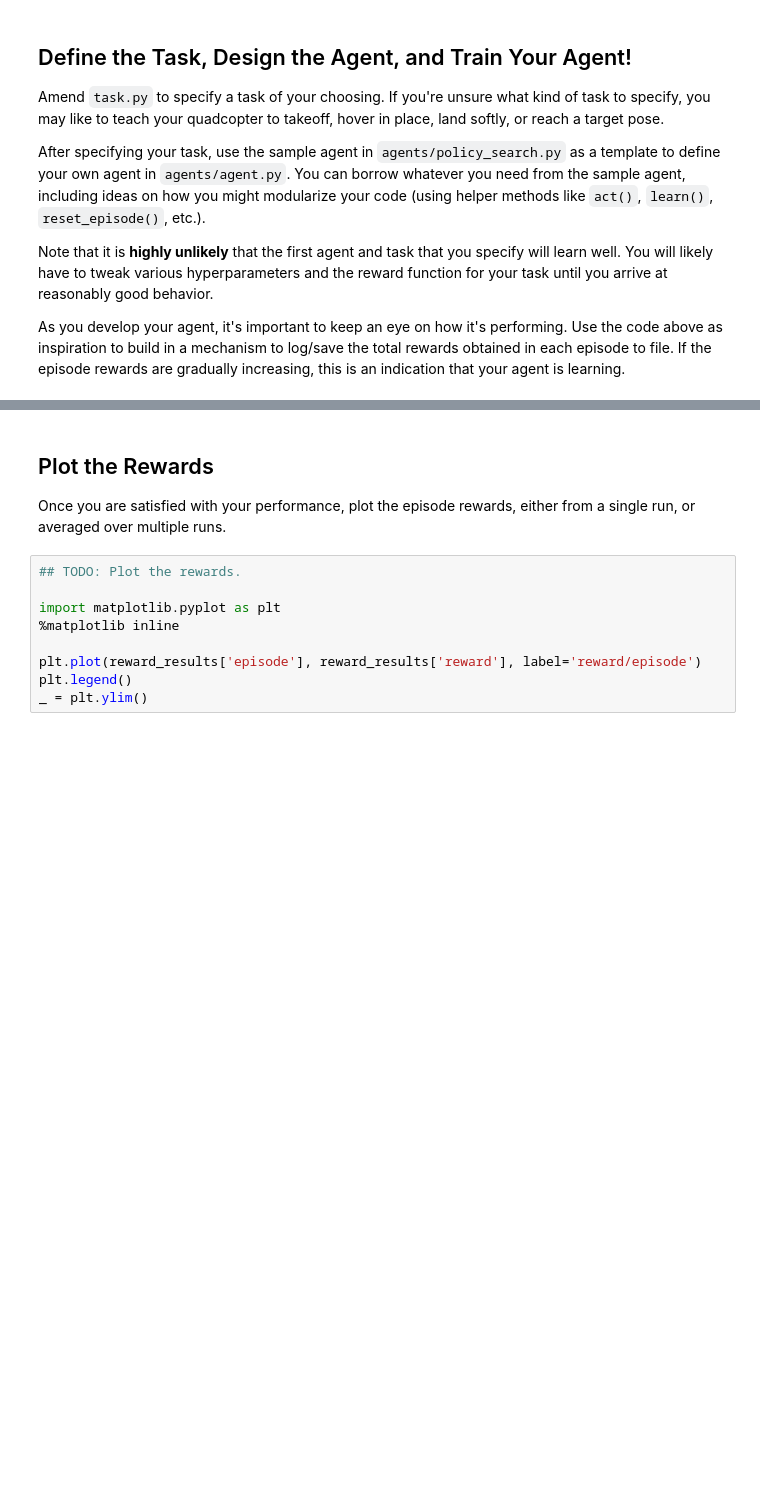
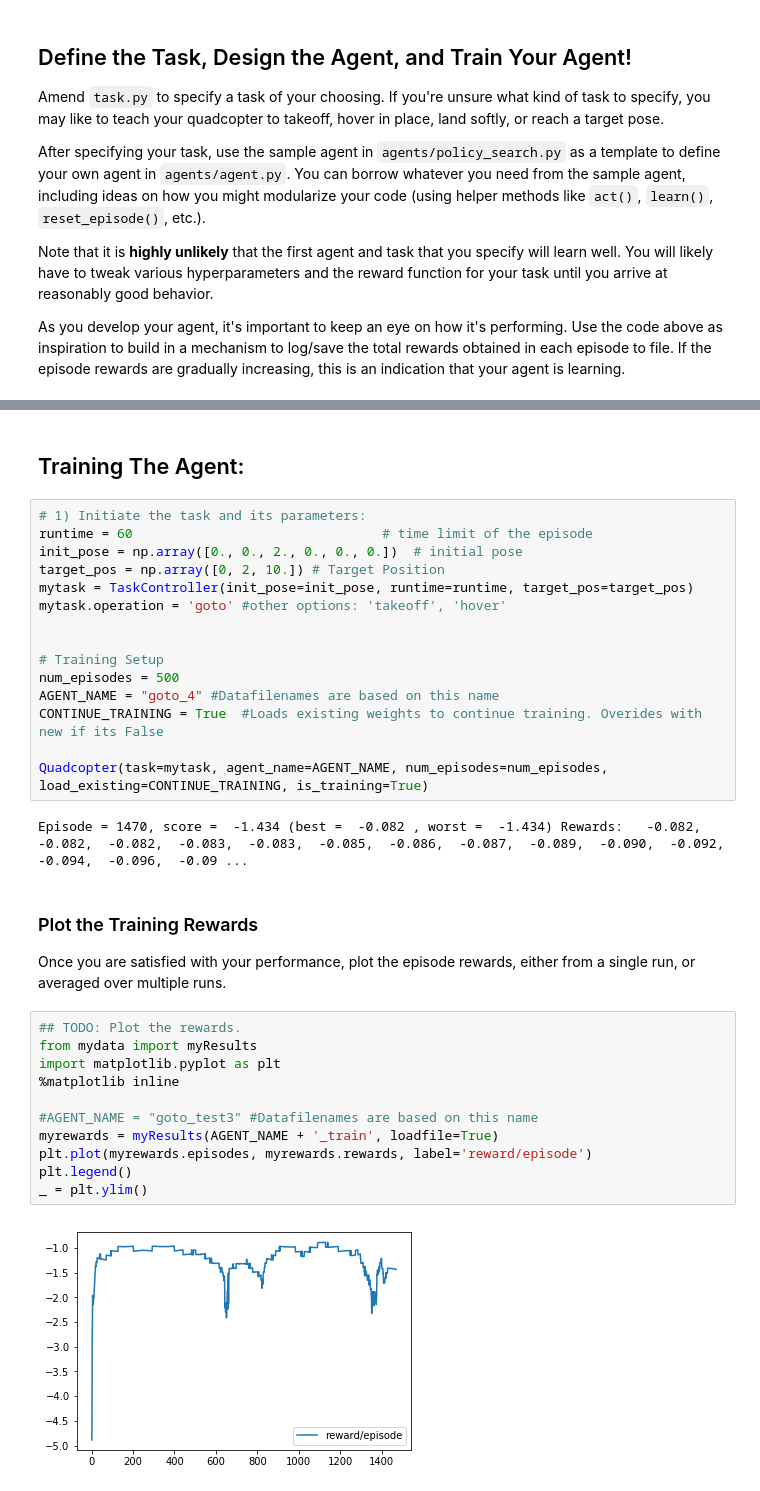
Before and after one commit to rezabase/DLND_DDPG_Quadcopter, a Jupyter notebook: Quadcopter_Project.ipynb, the cells around one changed output, grey strips where cells are left out. Saved outputs shown, nothing was run; the diff lists cells and outputs as text; blank space fills up the shorter version.

```diff
--- a/Quadcopter_Project.ipynb
+++ b/Quadcopter_Project.ipynb
@@ -261,13 +279,36 @@ KeyboardInterrupt:
+# %% [markdown]
+## Training The Agent:
+# %%
+# 1) Initiate the task and its parameters:
+runtime = 60                                # time limit of the episode
+init_pose = np.array([0., 0., 2., 0., 0., 0.])  # initial pose
+target_pos = np.array([0, 2, 10.]) # Target Position
+mytask = TaskController(init_pose=init_pose, runtime=runtime, target_pos=target_pos)
+mytask.operation = 'goto' #other options: 'takeoff', 'hover'
+
+
+# Training Setup
+num_episodes = 500
+AGENT_NAME = "goto_4" #Datafilenames are based on this name
+CONTINUE_TRAINING = True  #Loads existing weights to continue training. Overides with new if its False
+
+Quadcopter(task=mytask, agent_name=AGENT_NAME, num_episodes=num_episodes, load_existing=CONTINUE_TRAINING, is_training=True)
+# %% [output]
+Episode = 1470, score =  -1.434 (best =  -0.082 , worst =  -1.434) Rewards:   -0.082,  -0.082,  -0.082,  -0.083,  -0.083,  -0.085,  -0.086,  -0.087,  -0.089,  -0.090,  -0.092,  -0.094,  -0.096,  -0.09 ...
 # %% [markdown]
-## Plot the Rewards
+### Plot the Training Rewards
 
 Once you are satisfied with your performance, plot the episode rewards, either from a single run, or averaged over multiple runs.
 # %%
 ## TODO: Plot the rewards.
-
+from mydata import myResults
 import matplotlib.pyplot as plt
 %matplotlib inline
 
-plt.plot(reward_results['episode'], reward_results['reward'], label='reward/episode')
+#AGENT_NAME = "goto_test3" #Datafilenames are based on this name
+myrewards = myResults(AGENT_NAME + '_train', loadfile=True)
+plt.plot(myrewards.episodes, myrewards.rewards, label='reward/episode')
 plt.legend()
 _ = plt.ylim()
+# %% [output]
+[figure, added]
```
Also changed, not shown: parts of 37 cells of this notebook, 14 other files.
